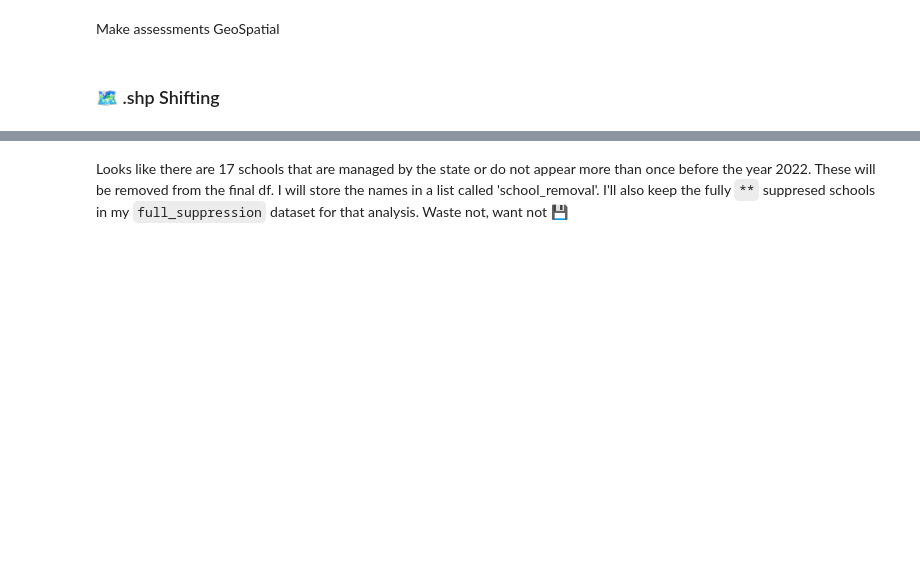
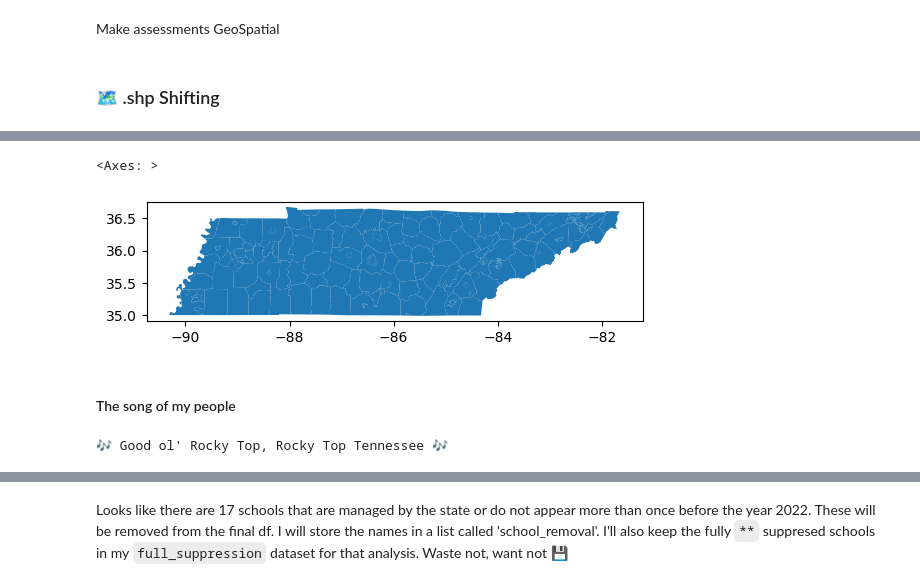
Before and after one commit to Claytor/Capstone_TN_COVID_School_Achievement_Impact, a Jupyter notebook: notebooks/school_assessments_join.ipynb, the cells around one changed output, grey strips where cells are left out. Drawn from its saved outputs; the diff is of its cells as text; code cells hidden in the pictures; blank space fills up the shorter version.

```diff
--- a/notebooks/school_assessments_join.ipynb
+++ b/notebooks/school_assessments_join.ipynb
@@ -407,0 +378,29 @@ memory usage: 66.9+ MB
+# %%
+tn_boundaries = EDGE[EDGE['STATEFP'] == '47']
+tn_boundaries.plot()
+# %% [output]
+<Axes: >
+[figure, added]
+# %% [markdown]
+#### The song of my people
+# %%
+# Wish that I was on ol' Rocky Top
+def home_sweet_home(input_usa, rockytop_tennessee):
+    # Load All USA District Shapefiles
+    USA = gpd.read_file(input_usa)
+
+    # Filter to Tennessee School Districts
+    rockytop = USA[USA['STATEFP'] == '47']
+
+    # Save The Tennesee Hills
+    rockytop.to_file(rockytop_tennessee)
+
+    print("🎶 Good ol' Rocky Top, Rocky Top Tennessee 🎶")
+
+# Rocky Top, you'll always be
+input_usa = '../data/boundaries/EDGE_SCHOOLDISTRICT_TL22_SY2122/EDGE_SCHOOLDISTRICT_TL22_SY2122.shp'
+rockytop_tennessee = '../data/tn_leas.shp'
+
+home_sweet_home(input_usa, rockytop_tennessee)
+# %% [output]
+🎶 Good ol' Rocky Top, Rocky Top Tennessee 🎶
```
Also changed, not shown: parts of 8 cells of this notebook.
